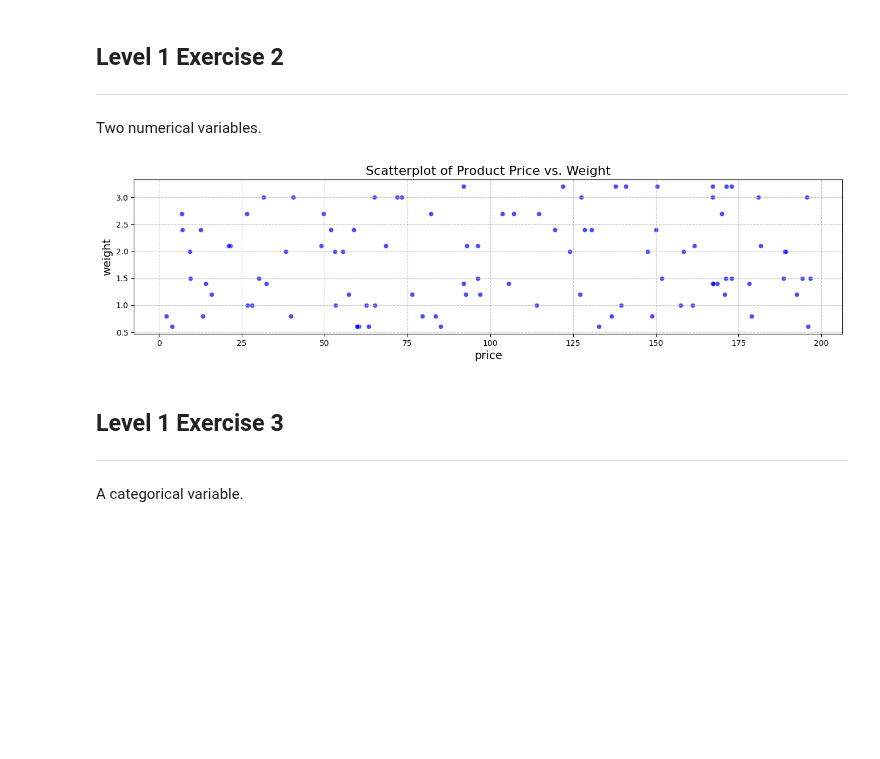
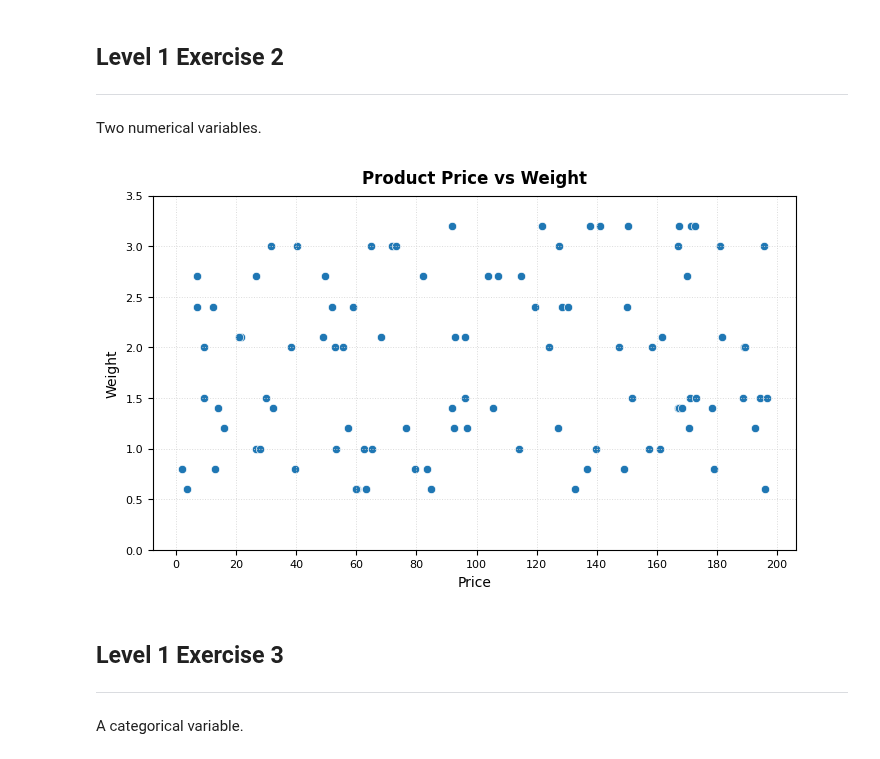
Before and after one commit to leocareer/DA_specialization, a Jupyter notebook: Sprint_08/S8_01.ipynb, the cells around one changed output. Drawn from its saved outputs; the diff is of its cells as text; code cells hidden in the pictures; blank space fills up the shorter version.

```diff
--- a/Sprint_08/S8_01.ipynb
+++ b/Sprint_08/S8_01.ipynb
@@ -70,24 +74,25 @@ plt.show()
 ---
 Two numerical variables.
 # %%
-fig, ax = plt.subplots(figsize=(16, 3.5))
+fig, ax = plt.subplots(figsize=(8.3, 4.6))
 
 sns.scatterplot(
     x=df_products['price'],
     y=df_products['weight'],
-    color='blue',
-    alpha=0.7,
     ax=ax
 )
 
-ax.set_title('Scatterplot of Product Price vs. Weight', fontsize=16)
-ax.set_xlabel('price', fontsize=14)
-ax.set_ylabel('weight', fontsize=14)
-ax.grid(True, linestyle='--', alpha=0.7)
+ax.set_title('Product Price vs Weight', fontweight='bold', verticalalignment='bottom')
+ax.set_xlabel('Price')
+ax.set_ylabel('Weight')
+ax.grid(linestyle=':', color='lightgray', linewidth=0.7, alpha=0.8)
+ax.tick_params(labelsize=8)
+ax.set_ylim(0, 3.5)
+ax.set_xticks(range(0, 201, 20))
 
 plt.show()
 # %% [output]
-[figure, old version]
+[figure, new version]
 # %% [markdown]
 ## Level 1 Exercise 3
 ---
```
Also changed, not shown: parts of 2 cells of this notebook.
